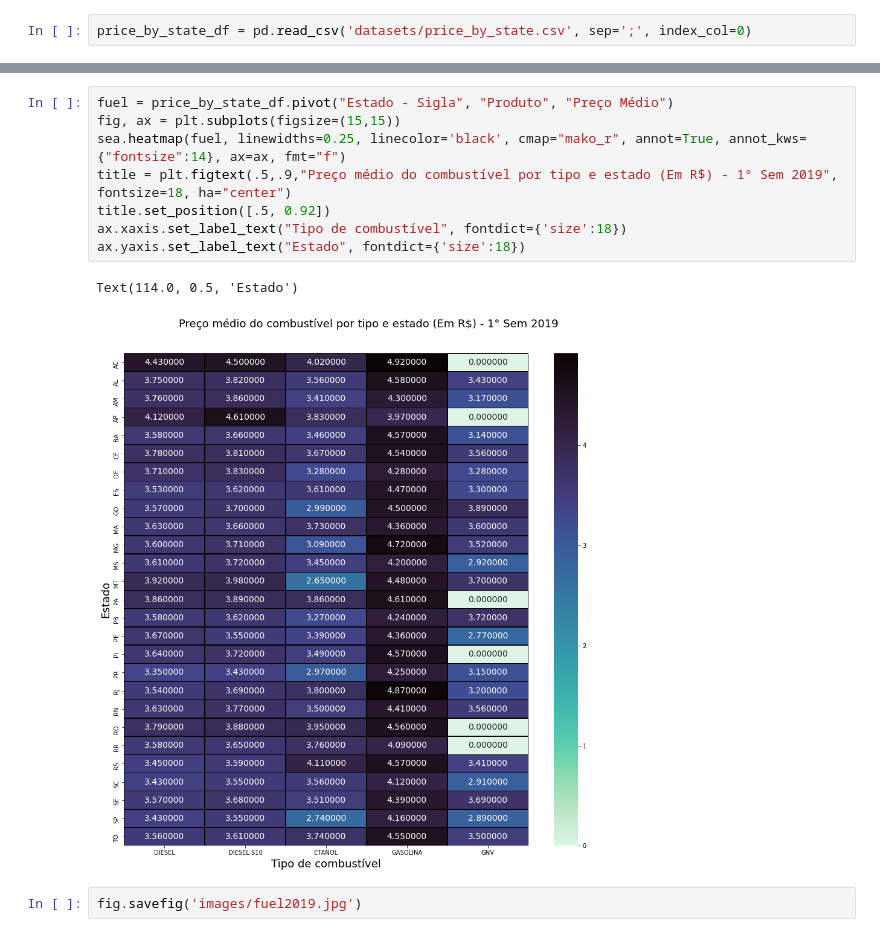
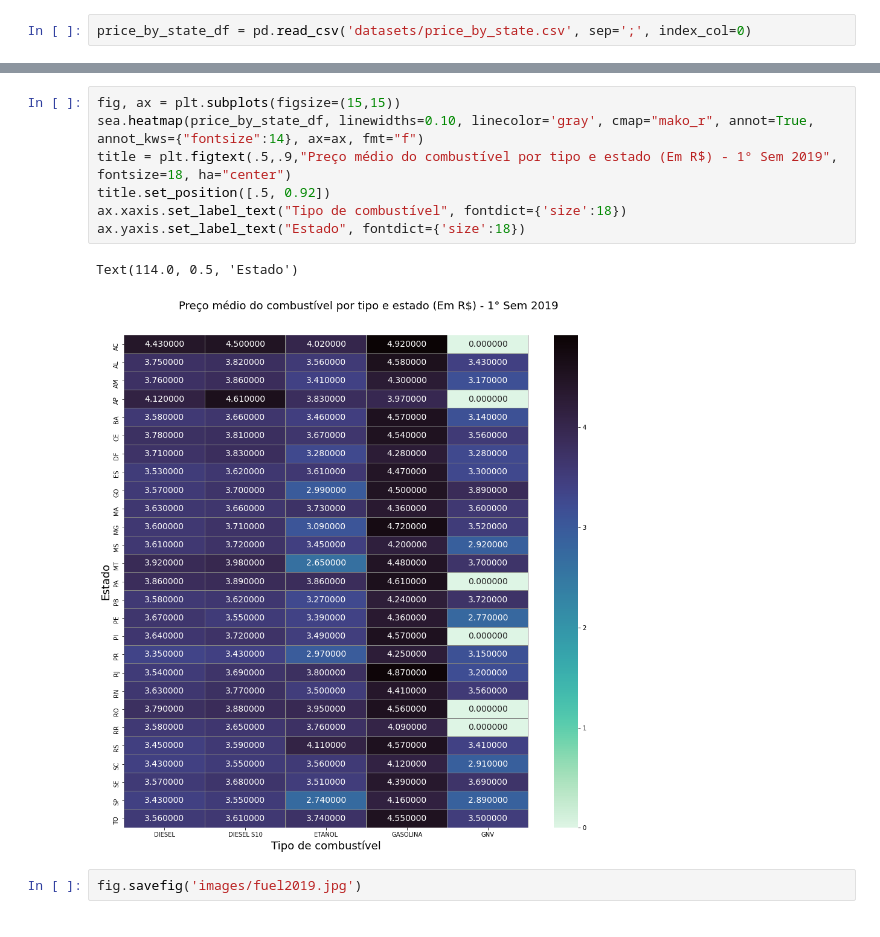
Before and after one commit to guilhermesam/data-science, a Jupyter notebook: projects/fuel_2019/data_visualization.ipynb, the cells around one changed output, grey strips where cells are left out. Saved outputs shown, nothing was run; the diff lists cells and outputs as text.

```diff
--- a/projects/fuel_2019/data_visualization.ipynb
+++ b/projects/fuel_2019/data_visualization.ipynb
@@ -7,13 +28,12 @@ price_by_state_df = pd.read_csv('datasets/price_by_state.csv', sep=';', index_co
 # %%
-fuel = price_by_state_df.pivot("Estado - Sigla", "Produto", "Preço Médio")
 fig, ax = plt.subplots(figsize=(15,15))
-sea.heatmap(fuel, linewidths=0.25, linecolor='black', cmap="mako_r", annot=True, annot_kws={"fontsize":14}, ax=ax, fmt="f")
+sea.heatmap(price_by_state_df, linewidths=0.10, linecolor='gray', cmap="mako_r", annot=True, annot_kws={"fontsize":14}, ax=ax, fmt="f")
 title = plt.figtext(.5,.9,"Preço médio do combustível por tipo e estado (Em R$) - 1° Sem 2019", fontsize=18, ha="center")
 title.set_position([.5, 0.92])
 ax.xaxis.set_label_text("Tipo de combustível", fontdict={'size':18})
 ax.yaxis.set_label_text("Estado", fontdict={'size':18})
 # %% [output]
 Text(114.0, 0.5, 'Estado')
-[figure, old version]
+[figure, new version]
 # %%
 fig.savefig('images/fuel2019.jpg')
```
Also changed, not shown: parts of 2 cells of this notebook, 8 other files.
